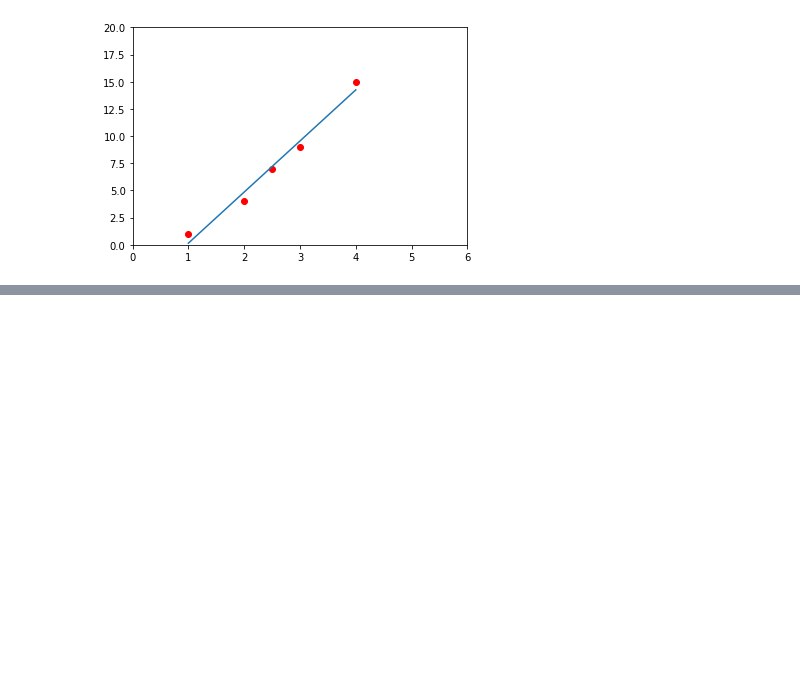
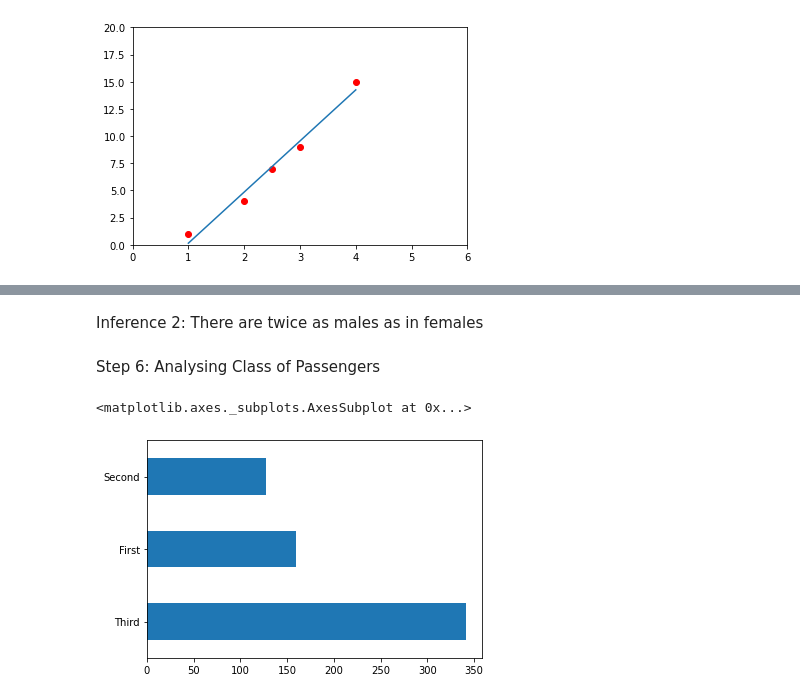
Before and after one commit to koushikpr/Machine-Learning-end-to-end-Implementations, a Jupyter notebook: Tensorflow_Practise.ipynb, the cells around one changed output, grey strips where cells are left out. Cells and saved outputs as stored; diff of their text form; code cells hidden in the pictures; blank space fills up the shorter version.

```diff
--- a/Tensorflow_Practise.ipynb
+++ b/Tensorflow_Practise.ipynb
@@ -196,0 +246,9 @@ reading = pd.read_csv()
+# %% [markdown]
+Inference 2: There are twice as males as in females
+# %% [markdown]
+Step 6: Analysing Class of Passengers
+# %%
+reading['class'].value_counts().plot(kind='barh')
+# %% [output]
+<matplotlib.axes._subplots.AxesSubplot at 0x...>
+[figure, added]
```
Also changed, not shown: parts of 21 cells of this notebook.
